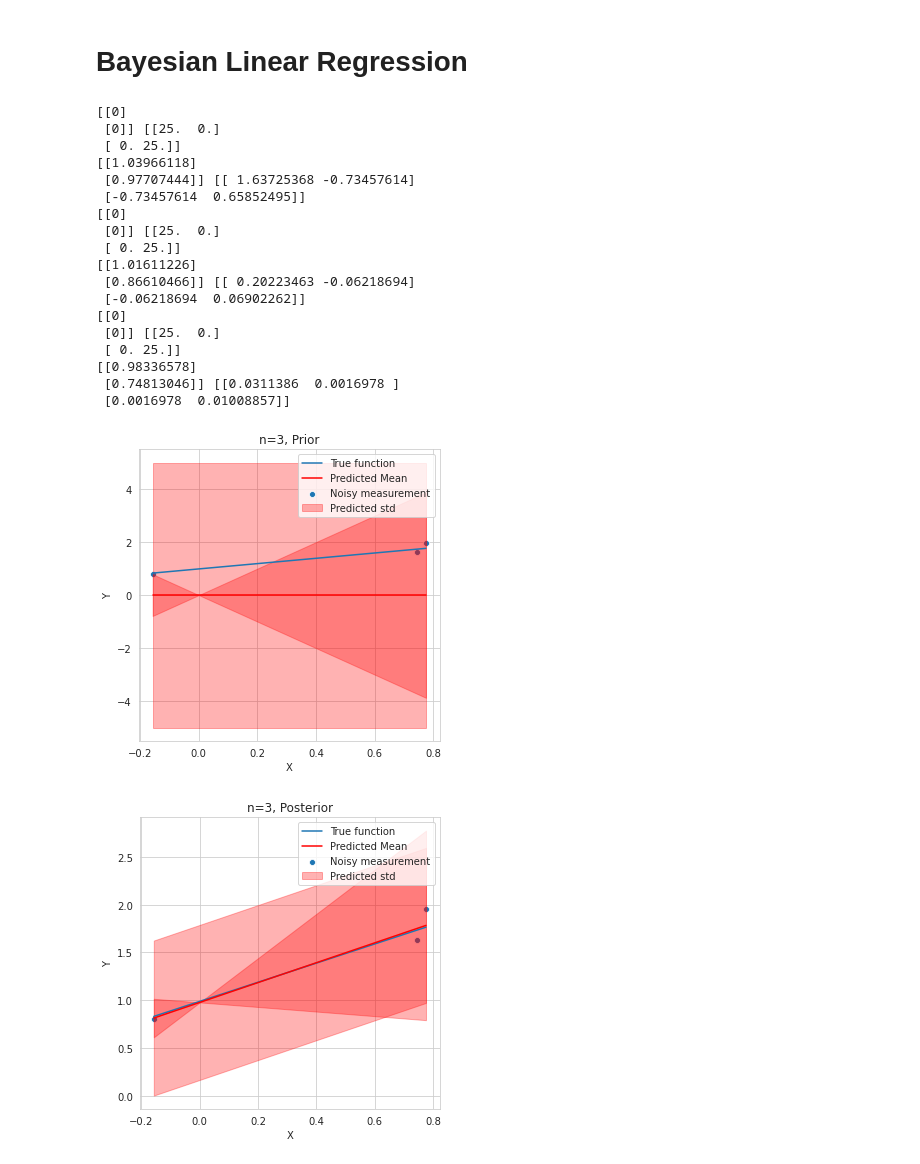
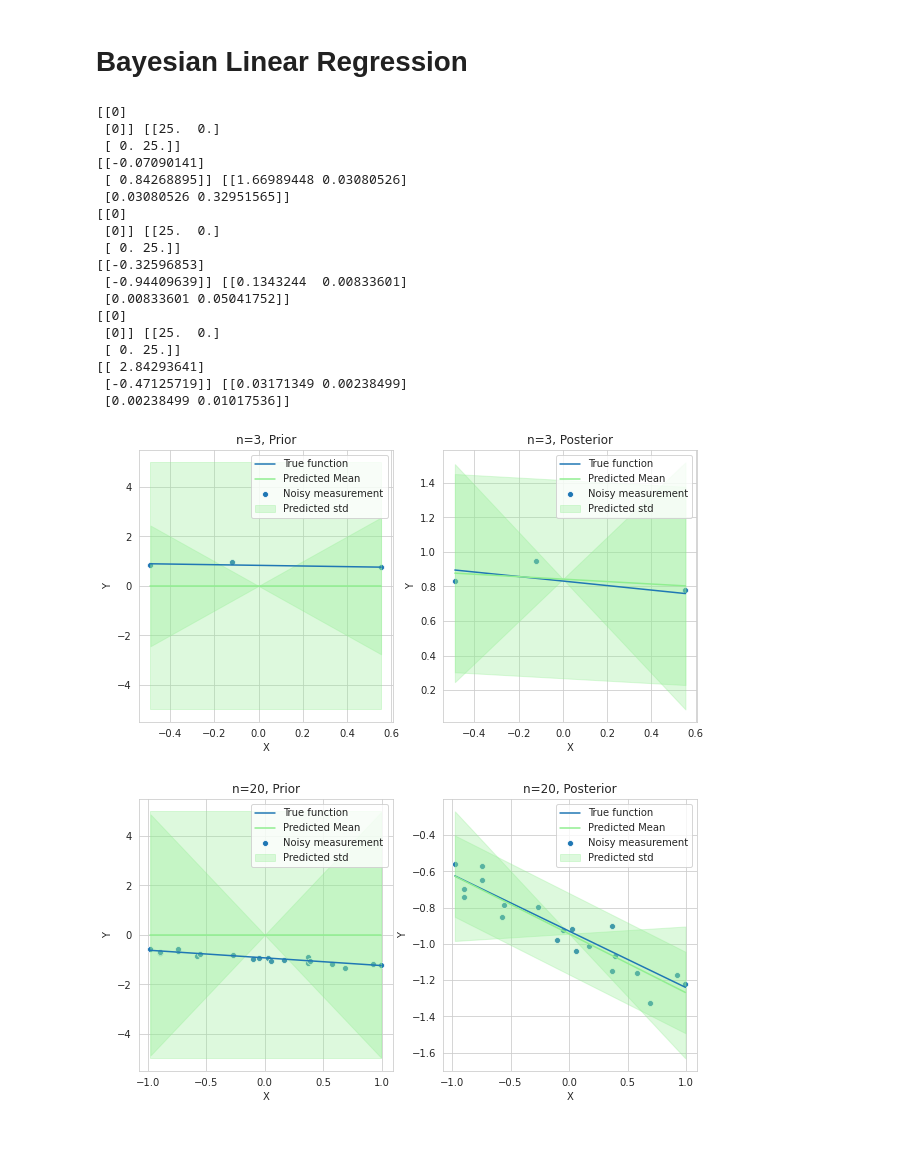
Before and after one commit to Ankur-Deka/Machine-Learning-Notebooks, a Jupyter notebook: Bayesian Linear Regression.ipynb, the cells around one changed output. Saved outputs shown, nothing was run; the diff lists cells and outputs as text; code cells hidden in the pictures; blank space fills up the shorter version.

```diff
--- a/Bayesian Linear Regression.ipynb
+++ b/Bayesian Linear Regression.ipynb
@@ -9,7 +9,7 @@ sns.set_style('whitegrid')
 def gen_data(n=100, eps=0.1):
     X = np.random.uniform([-1,1],[1,1],(n,2))
     X = np.sort(X, axis=0)
-    m = np.random.normal(loc=1, scale=0.01)
+    m = np.random.normal(loc=1, scale=1)
     c = np.random.uniform(-1,1)
     w = np.reshape([m,c], (2,1))
     Y_true = np.matmul(X,w)
@@ -20,7 +20,6 @@ def gen_data(n=100, eps=0.1):
 
 
 def visualize(X, Y, Y_true, mu, sigma, title=None):
-    plt.figure(figsize=(5,5))
     sns.scatterplot(X[:,0], Y.flatten(), label='Noisy measurement')
     sns.lineplot(X[:,0], Y_true.flatten(), label='True function')
     plt.xlabel('X')
@@ -30,58 +29,56 @@ def visualize(X, Y, Y_true, mu, sigma, title=None):
 
     # estimation
     Y_pred = np.matmul(X,mu)
-    sns.lineplot(X[:,0].flatten(), Y_pred.flatten(), color='red', label='Predicted Mean')
+    sns.lineplot(X[:,0].flatten(), Y_pred.flatten(), color='lightgreen', label='Predicted Mean')
     Y0 = np.matmul(X,mu-np.sqrt(np.array([[sigma[0,0]],[0]])))
     Y1 = np.matmul(X,mu+np.sqrt(np.array([[sigma[0,0]],[0]])))
-    plt.fill_between(X[:,0].flatten(),Y0[:,0],Y1[:,0], color='red', alpha=0.3, label='Predicted std')
+    plt.fill_between(X[:,0].flatten(),Y0[:,0],Y1[:,0], color='lightgreen', alpha=0.3, label='Predicted std')
     Y0 = np.matmul(X,mu-np.sqrt(np.array([[0],[sigma[1,1]]])))
     Y1 = np.matmul(X,mu+np.sqrt(np.array([[0],[sigma[1,1]]])))
-    plt.fill_between(X[:,0].flatten(),Y0[:,0],Y1[:,0], color='red', alpha=0.3)
+    plt.fill_between(X[:,0].flatten(),Y0[:,0],Y1[:,0], color='lightgreen', alpha=0.3)
     plt.legend()
-    plt.tight_layout()
-    plt.savefig('figures/{}'.format(title))
 
 for n in [3,20,100]:
-#     plt.figure(figsize=(10,5))
+    plt.figure(figsize=(10,5))
     X,Y,Y_true = gen_data(n=n, eps=0.1)
 
     # prior
     mu = np.array([[0],[0]])
     b = 5
     sigma = np.eye(2)*b**2
-#     plt.subplot(1,2,1)
+    plt.subplot(1,2,1)
     visualize(X,Y,Y_true,mu,sigma,title='n={}, Prior'.format(n))
     print(mu,sigma)
 
     # likelihood
     a = 1
 
     # posterior
     ATA = np.matmul(X.T, X)
     Lam = ATA/a**2 + np.eye(2)/b**2
     sigma_post = np.linalg.inv(Lam)
     mu_post = np.matmul(sigma_post, (np.matmul(X.T, Y)/a**2 + mu/b*82))
-#     plt.subplot(1,2,2)
+    plt.subplot(1,2,2)
     visualize(X,Y,Y_true,mu_post,sigma_post,title='n={}, Posterior'.format(n))
     print(mu_post, sigma_post)
 # %% [output]
 [[0]
  [0]] [[25.  0.]
  [ 0. 25.]]
-[[1.03966118]
- [0.97707444]] [[ 1.63725368 -0.73457614]
- [-0.73457614  0.65852495]]
+[[-0.07090141]
+ [ 0.84268895]] [[1.66989448 0.03080526]
+ [0.03080526 0.32951565]]
 [[0]
  [0]] [[25.  0.]
  [ 0. 25.]]
-[[1.01611226]
- [0.86610466]] [[ 0.20223463 -0.06218694]
- [-0.06218694  0.06902262]]
+[[-0.32596853]
+ [-0.94409639]] [[0.1343244  0.00833601]
+ [0.00833601 0.05041752]]
 [[0]
  [0]] [[25.  0.]
  [ 0. 25.]]
-[[0.98336578]
- [0.74813046]] [[0.0311386  0.0016978 ]
- [0.0016978  0.01008857]]
+[[ 2.84293641]
+ [-0.47125719]] [[0.03171349 0.00238499]
+ [0.00238499 0.01017536]]
-[figure, old version]
+[figure, new version]
-[figure, old version]
+[figure, new version]
```
Also changed, not shown: parts of 1 cell of this notebook, 1 other file.
